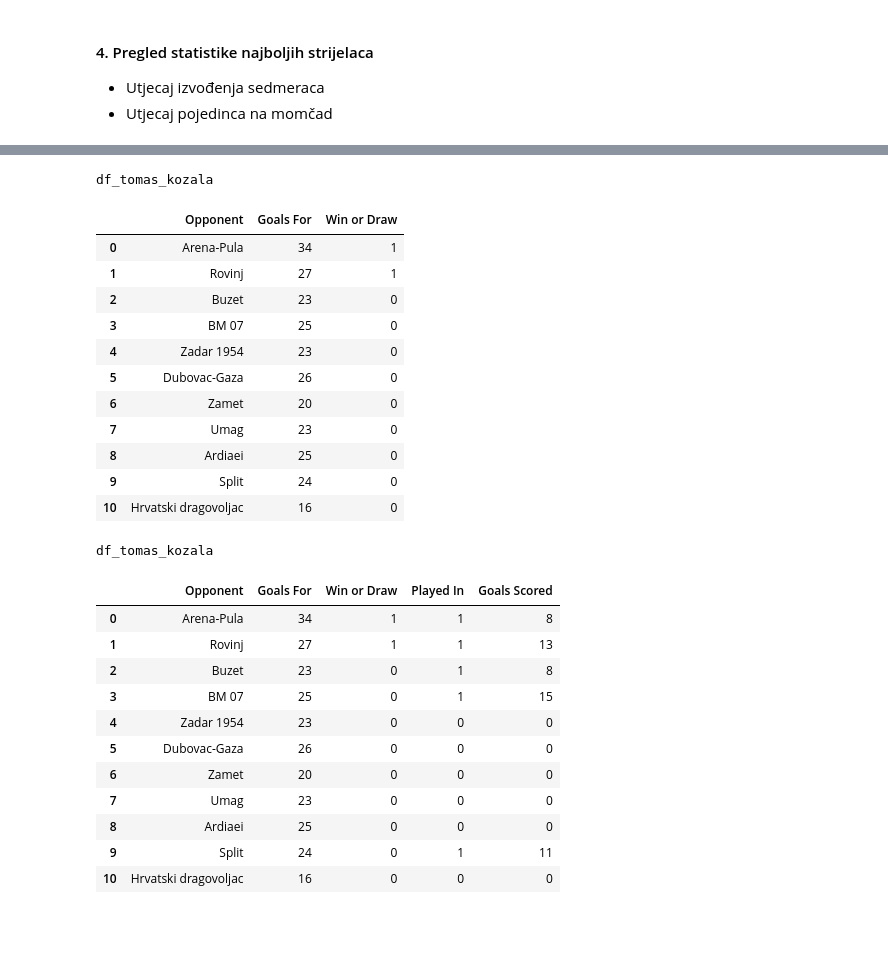
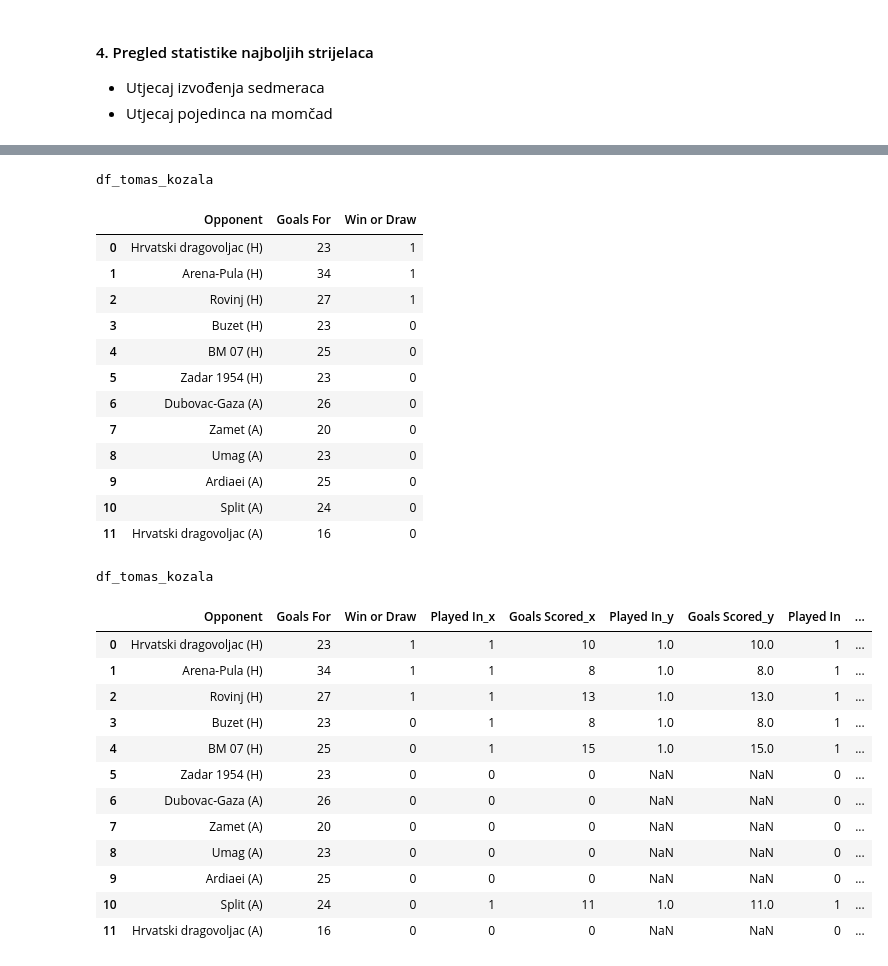
Before and after one commit to BJakelic/UUPZ, a Jupyter notebook: project.ipynb, the cells around one changed output, grey strips where cells are left out. Drawn from its saved outputs; the diff is of its cells as text; code cells hidden in the pictures; blank space fills up the shorter version.

```diff
--- a/project.ipynb
+++ b/project.ipynb
@@ -716,12 +724,12 @@ mask_home = df_results['Home Team'] == 'Kozala'
 mask_away = df_results['Away Team'] == 'Kozala'
 
 df_tomas_kozala_home = df_results[mask_home].copy()
-df_tomas_kozala_home['Opponent'] = df_tomas_kozala_home['Away Team']
+df_tomas_kozala_home['Opponent'] = df_tomas_kozala_home['Away Team'] + ' (H)'
 df_tomas_kozala_home['Goals For'] = df_tomas_kozala_home['Home Goals']
 df_tomas_kozala_home['Win or Draw'] = (df_tomas_kozala_home['Winner'].isin(['H', 'D'])).astype(int)
 
 df_tomas_kozala_away = df_results[mask_away].copy()
-df_tomas_kozala_away['Opponent'] = df_tomas_kozala_away['Home Team']
+df_tomas_kozala_away['Opponent'] = df_tomas_kozala_away['Home Team'] + ' (A)'
 df_tomas_kozala_away['Goals For'] = df_tomas_kozala_away['Away Goals']
 df_tomas_kozala_away['Win or Draw'] = (df_tomas_kozala_away['Winner'].isin(['A', 'D'])).astype(int)
 
@@ -734,17 +742,18 @@ display('df_tomas_kozala')
 # %% [output]
 df_tomas_kozala
 |  | Opponent | Goals For | Win or Draw |
-| 0 | Arena-Pula | 34 | 1 |
-| 1 | Rovinj | 27 | 1 |
-| 2 | Buzet | 23 | 0 |
-| 3 | BM 07 | 25 | 0 |
-| 4 | Zadar 1954 | 23 | 0 |
-| 5 | Dubovac-Gaza | 26 | 0 |
-| 6 | Zamet | 20 | 0 |
-| 7 | Umag | 23 | 0 |
-| 8 | Ardiaei | 25 | 0 |
-| 9 | Split | 24 | 0 |
-| 10 | Hrvatski dragovoljac | 16 | 0 |
+| 0 | Hrvatski dragovoljac (H) | 23 | 1 |
+| 1 | Arena-Pula (H) | 34 | 1 |
+| 2 | Rovinj (H) | 27 | 1 |
+| 3 | Buzet (H) | 23 | 0 |
+| 4 | BM 07 (H) | 25 | 0 |
+| 5 | Zadar 1954 (H) | 23 | 0 |
+| 6 | Dubovac-Gaza (A) | 26 | 0 |
+| 7 | Zamet (A) | 20 | 0 |
+| 8 | Umag (A) | 23 | 0 |
+| 9 | Ardiaei (A) | 25 | 0 |
+| 10 | Split (A) | 24 | 0 |
+| 11 | Hrvatski dragovoljac (A) | 16 | 0 |
 # %%
 import time
 
@@ -782,46 +791,51 @@ for link_element in link_elements:
             for player_name_element in player_name_elements:
                 if 'Antonio Tomaš' in player_name_element.text:
                     opponent = [team_left, team_right]
-                    opponent.remove('Kozala')
-                    opponent_name = opponent[0]
+                    if (team_left == 'Kozala'):
+                        opponent.remove('Kozala')
+                        opponent_name = opponent[0] + ' (H)'
+                    else:
+                        opponent.remove('Kozala')
+                        opponent_name = opponent[0] + ' (A)'
 
                     next_td_element = player_name_element.find_element(By.XPATH, 'following-sibling::td')
                     goals_scored = float(next_td_element.text)
 
                     df_temp = pd.DataFrame({'Opponent': [opponent_name], 'Played In': [1], 'Goals Scored': [goals_scored]})
                     df_temp_list.append(df_temp)
 
         except TimeoutException:
             print(0)
 
         driver.back()
 
 driver.quit()
 
 if df_temp_list:
     df_temp = pd.concat(df_temp_list, ignore_index=True)
 
 df_tomas_kozala = pd.merge(df_tomas_kozala, df_temp, on=['Opponent'], how='left')
 
 df_tomas_kozala['Played In'].fillna(0, inplace=True)
 df_tomas_kozala['Goals Scored'].fillna(0, inplace=True)
 
 df_tomas_kozala['Played In'] = df_tomas_kozala['Played In'].astype(int)
 df_tomas_kozala['Goals Scored'] = df_tomas_kozala['Goals Scored'].astype(int)
 
 display('df_tomas_kozala')
 # %% [output]
 df_tomas_kozala
-|  | Opponent | Goals For | Win or Draw | Played In | Goals Scored |
-| 0 | Arena-Pula | 34 | 1 | 1 | 8 |
-| 1 | Rovinj | 27 | 1 | 1 | 13 |
-| 2 | Buzet | 23 | 0 | 1 | 8 |
-| 3 | BM 07 | 25 | 0 | 1 | 15 |
-| 4 | Zadar 1954 | 23 | 0 | 0 | 0 |
-| 5 | Dubovac-Gaza | 26 | 0 | 0 | 0 |
-| 6 | Zamet | 20 | 0 | 0 | 0 |
-| 7 | Umag | 23 | 0 | 0 | 0 |
-| 8 | Ardiaei | 25 | 0 | 0 | 0 |
-| 9 | Split | 24 | 0 | 1 | 11 |
-| 10 | Hrvatski dragovoljac | 16 | 0 | 0 | 0 |
+|  | Opponent | Goals For | Win or Draw | Played In_x | Goals Scored_x | Played In_y | Goals Scored_y | Played In | ... |
+| 0 | Hrvatski dragovoljac (H) | 23 | 1 | 1 | 10 | 1.0 | 10.0 | 1 | ... |
+| 1 | Arena-Pula (H) | 34 | 1 | 1 | 8 | 1.0 | 8.0 | 1 | ... |
+| 2 | Rovinj (H) | 27 | 1 | 1 | 13 | 1.0 | 13.0 | 1 | ... |
+| 3 | Buzet (H) | 23 | 0 | 1 | 8 | 1.0 | 8.0 | 1 | ... |
+| 4 | BM 07 (H) | 25 | 0 | 1 | 15 | 1.0 | 15.0 | 1 | ... |
+| 5 | Zadar 1954 (H) | 23 | 0 | 0 | 0 | NaN | NaN | 0 | ... |
+| 6 | Dubovac-Gaza (A) | 26 | 0 | 0 | 0 | NaN | NaN | 0 | ... |
+| 7 | Zamet (A) | 20 | 0 | 0 | 0 | NaN | NaN | 0 | ... |
+| 8 | Umag (A) | 23 | 0 | 0 | 0 | NaN | NaN | 0 | ... |
+| 9 | Ardiaei (A) | 25 | 0 | 0 | 0 | NaN | NaN | 0 | ... |
+| 10 | Split (A) | 24 | 0 | 1 | 11 | 1.0 | 11.0 | 1 | ... |
+| 11 | Hrvatski dragovoljac (A) | 16 | 0 | 0 | 0 | NaN | NaN | 0 | ... |
 # %%
```
Also changed, not shown: parts of 21 cells of this notebook, 6 other files.
